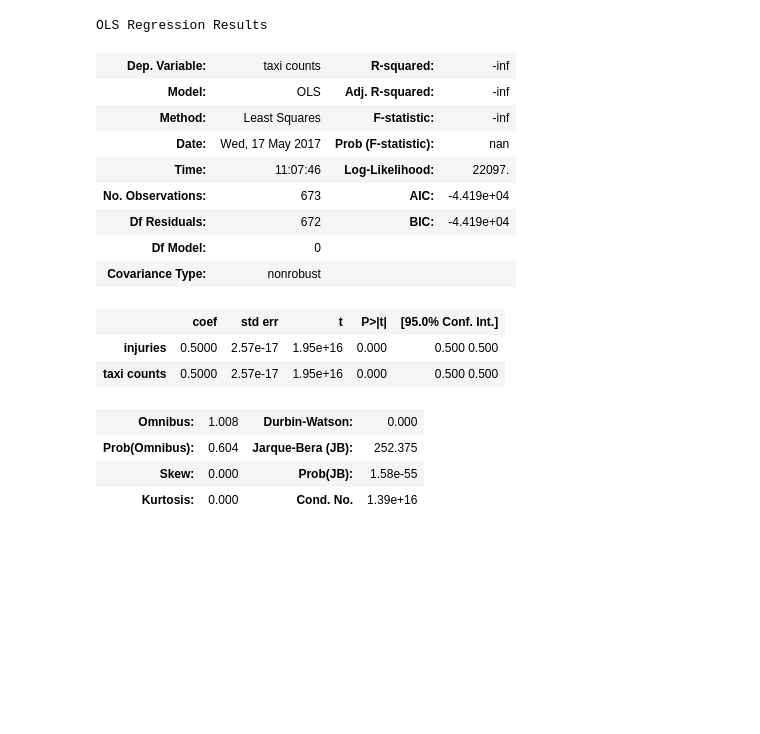
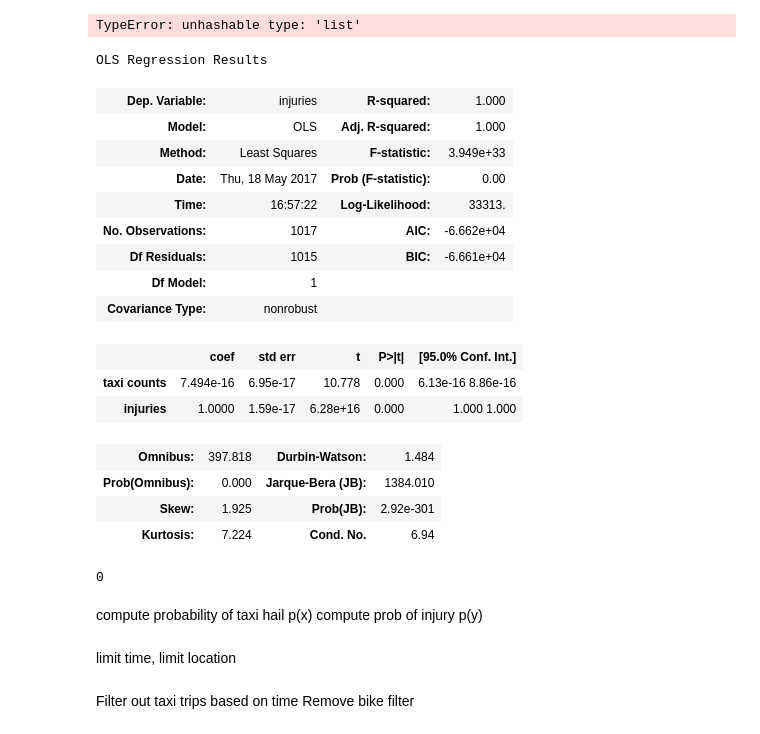
Before and after one commit to johnnyplaydrums/collisions, a Jupyter notebook: data_exploration_MH/Plots for Taxi-Bike Incidents-Truncated Coords.ipynb, the cells around one changed output. Saved outputs shown, nothing was run; the diff lists cells and outputs as text; code cells hidden in the pictures; blank space fills up the shorter version.

Commit message:
a whole bunch of data goodness

```diff
--- a/data_exploration_MH/Plots for Taxi-Bike Incidents-Truncated Coords.ipynb
+++ b/data_exploration_MH/Plots for Taxi-Bike Incidents-Truncated Coords.ipynb
@@ -47,5 +82,0 @@ data
-# %%
-data2 = data
-# %%
-data2 = data2.drop('AB', 1)
-data2=data2.astype(float)
@@ -77,0 +150,2 @@ data2.plot.scatter(x='taxi counts', y='injuries', style='o')
+# %%
+data3 = data2
@@ -78,24 +173,42 @@ data2.plot.scatter(x='taxi counts', y='injuries', style='o')
+# %%
+data3 = data3.drop(data3[data3['taxi counts'] < 20000].index)
+# %%
+data3.sum([data3['injuries']])
+# %% [output]
+TypeError: unhashable type: 'list'
 # %%
 import statsmodels.api as sm
-data2['injuries'] = 1
-model = sm.OLS(data2['taxi counts'], data2[['injuries','taxi counts',]])
+data3['taxi counts'] = 1
+model = sm.OLS(data3['injuries'], data3[['taxi counts','injuries',]])
 results = model.fit()
 results.summary()
 # %% [output]
 OLS Regression Results
-| Dep. Variable: | taxi counts | R-squared: | -inf |
-| Model: | OLS | Adj. R-squared: | -inf |
-| Method: | Least Squares | F-statistic: | -inf |
-| Date: | Wed, 17 May 2017 | Prob (F-statistic): | nan |
-| Time: | 11:07:46 | Log-Likelihood: | 22097. |
-| No. Observations: | 673 | AIC: | -4.419e+04 |
-| Df Residuals: | 672 | BIC: | -4.419e+04 |
-| Df Model: | 0 |  |  |
+| Dep. Variable: | injuries | R-squared: | 1.000 |
+| Model: | OLS | Adj. R-squared: | 1.000 |
+| Method: | Least Squares | F-statistic: | 3.949e+33 |
+| Date: | Thu, 18 May 2017 | Prob (F-statistic): | 0.00 |
+| Time: | 16:57:22 | Log-Likelihood: | 33313. |
+| No. Observations: | 1017 | AIC: | -6.662e+04 |
+| Df Residuals: | 1015 | BIC: | -6.661e+04 |
+| Df Model: | 1 |  |  |
 | Covariance Type: | nonrobust |  |  |
 |  | coef | std err | t | P>|t| | [95.0% Conf. Int.] |
-| injuries | 0.5000 | 2.57e-17 | 1.95e+16 | 0.000 | 0.500 0.500 |
-| taxi counts | 0.5000 | 2.57e-17 | 1.95e+16 | 0.000 | 0.500 0.500 |
+| taxi counts | 7.494e-16 | 6.95e-17 | 10.778 | 0.000 | 6.13e-16 8.86e-16 |
+| injuries | 1.0000 | 1.59e-17 | 6.28e+16 | 0.000 | 1.000 1.000 |
-| Omnibus: | 1.008 | Durbin-Watson: | 0.000 |
-| Prob(Omnibus): | 0.604 | Jarque-Bera (JB): | 252.375 |
-| Skew: | 0.000 | Prob(JB): | 1.58e-55 |
-| Kurtosis: | 0.000 | Cond. No. | 1.39e+16 |
+| Omnibus: | 397.818 | Durbin-Watson: | 1.484 |
+| Prob(Omnibus): | 0.000 | Jarque-Bera (JB): | 1384.010 |
+| Skew: | 1.925 | Prob(JB): | 2.92e-301 |
+| Kurtosis: | 7.224 | Cond. No. | 6.94 |
+# %%
+data3['injuries'].sum()
+# %% [output]
+0
+# %% [markdown]
+compute probability of taxi hail p(x)
+compute prob of injury p(y)
+# %% [markdown]
+limit time, limit location
+# %% [markdown]
+Filter out taxi trips based on time
+Remove bike filter
```
Also changed, not shown: parts of 17 cells of this notebook, 4 other files.
